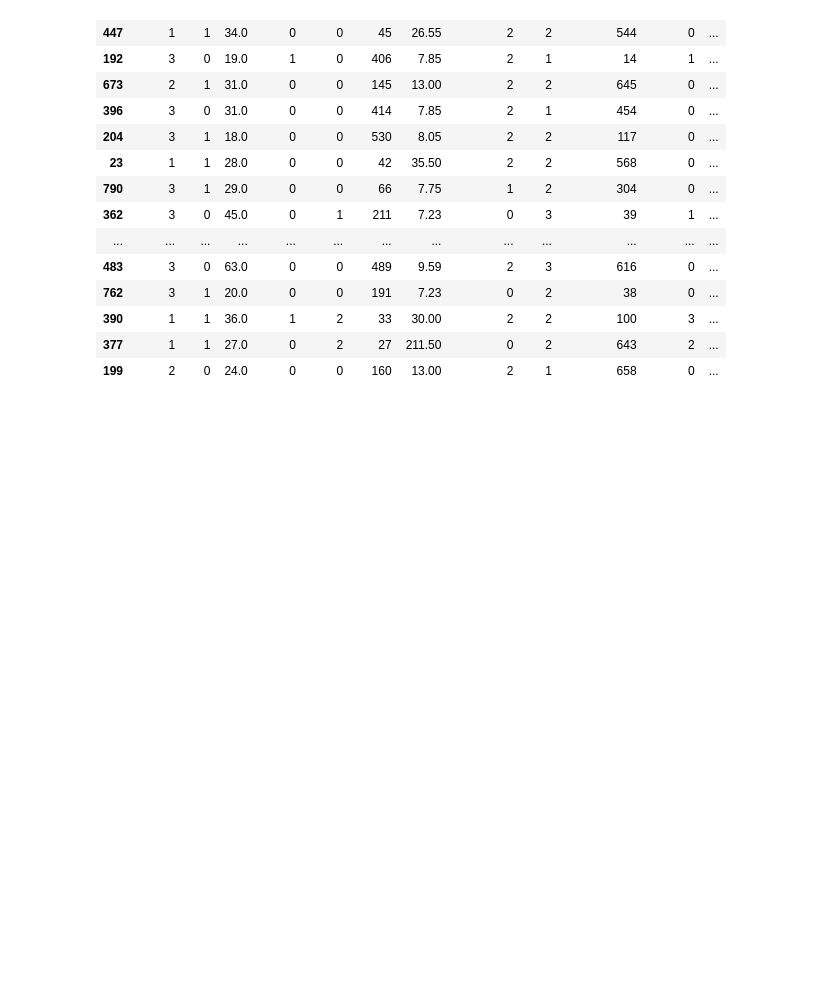
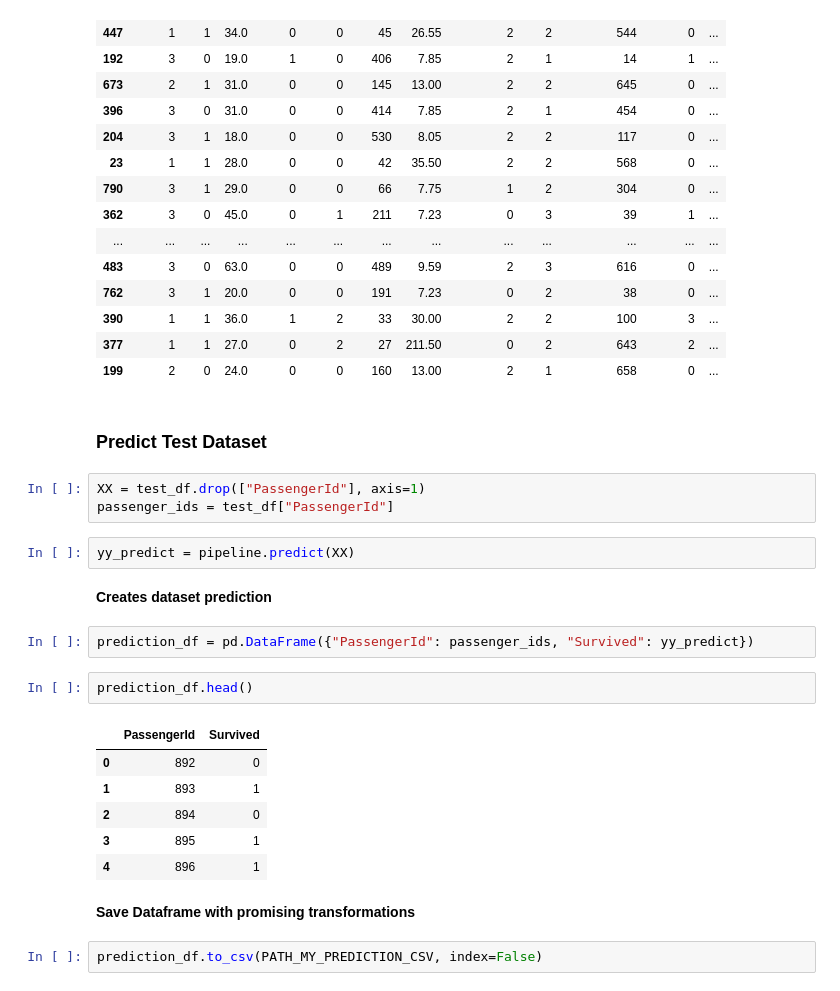
Before and after one commit to faustofcjr/artificial-intelligence, a Jupyter notebook: kaggle/titanic/ensemble_ada_boost.ipynb, the cells around one changed output. Drawn from its saved outputs; the diff is of its cells as text; blank space fills up the shorter version.

```diff
--- a/kaggle/titanic/ensemble_ada_boost.ipynb
+++ b/kaggle/titanic/ensemble_ada_boost.ipynb
@@ -172,3 +191,27 @@ func.get_error_prediction(X_test, y_test, y_predict)
 | 390 | 1 | 1 | 36.0 | 1 | 2 | 33 | 30.00 | 2 | 2 | 100 | 3 | ... |
 | 377 | 1 | 1 | 27.0 | 0 | 2 | 27 | 211.50 | 0 | 2 | 643 | 2 | ... |
 | 199 | 2 | 0 | 24.0 | 0 | 0 | 160 | 13.00 | 2 | 1 | 658 | 0 | ... |
+# %% [markdown]
+### Predict Test Dataset
+# %%
+XX = test_df.drop(["PassengerId"], axis=1)
+passenger_ids = test_df["PassengerId"]
+# %%
+yy_predict = pipeline.predict(XX)
+# %% [markdown]
+__Creates dataset prediction__
+# %%
+prediction_df = pd.DataFrame({"PassengerId": passenger_ids, "Survived": yy_predict})
+# %%
+prediction_df.head()
+# %% [output]
+|  | PassengerId | Survived |
+| 0 | 892 | 0 |
+| 1 | 893 | 1 |
+| 2 | 894 | 0 |
+| 3 | 895 | 1 |
+| 4 | 896 | 1 |
+# %% [markdown]
+__Save Dataframe with promising transformations__
+# %%
+prediction_df.to_csv(PATH_MY_PREDICTION_CSV, index=False)
```
Also changed, not shown: parts of 3 cells of this notebook, 9 other files.
